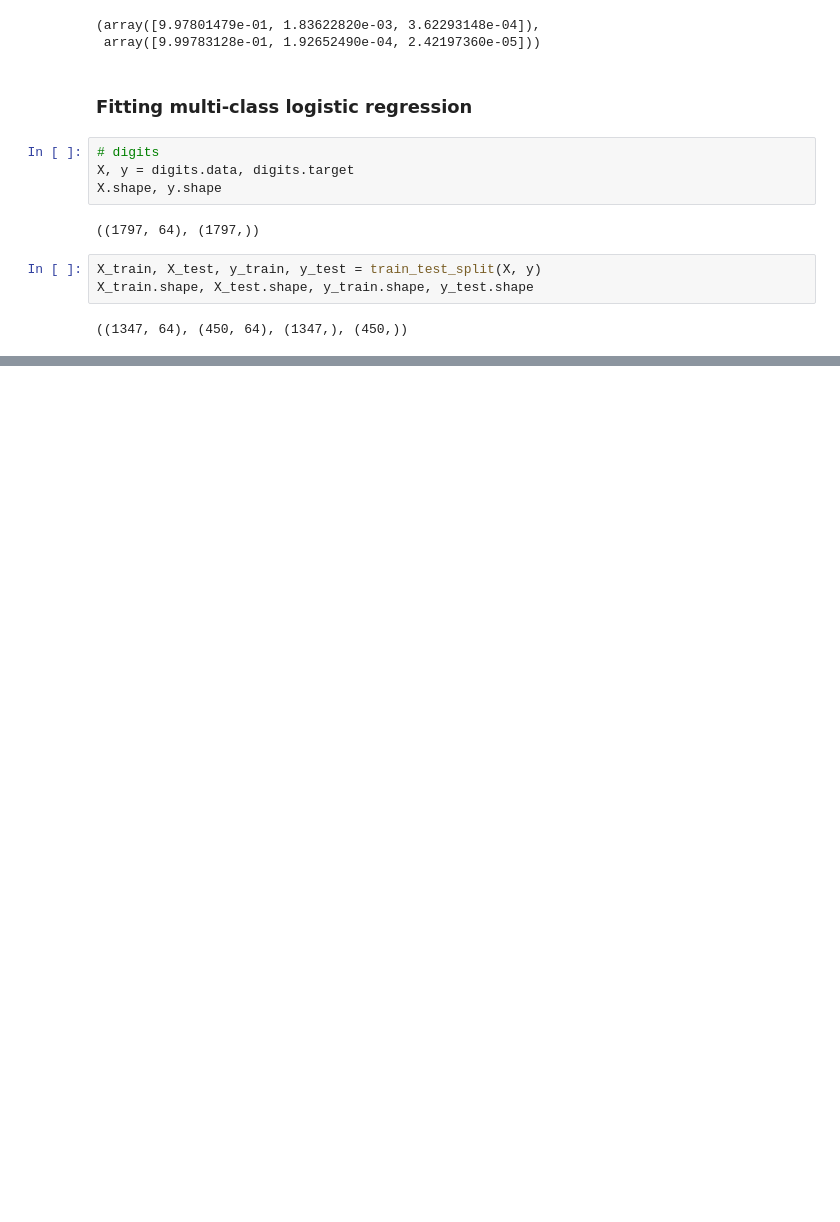
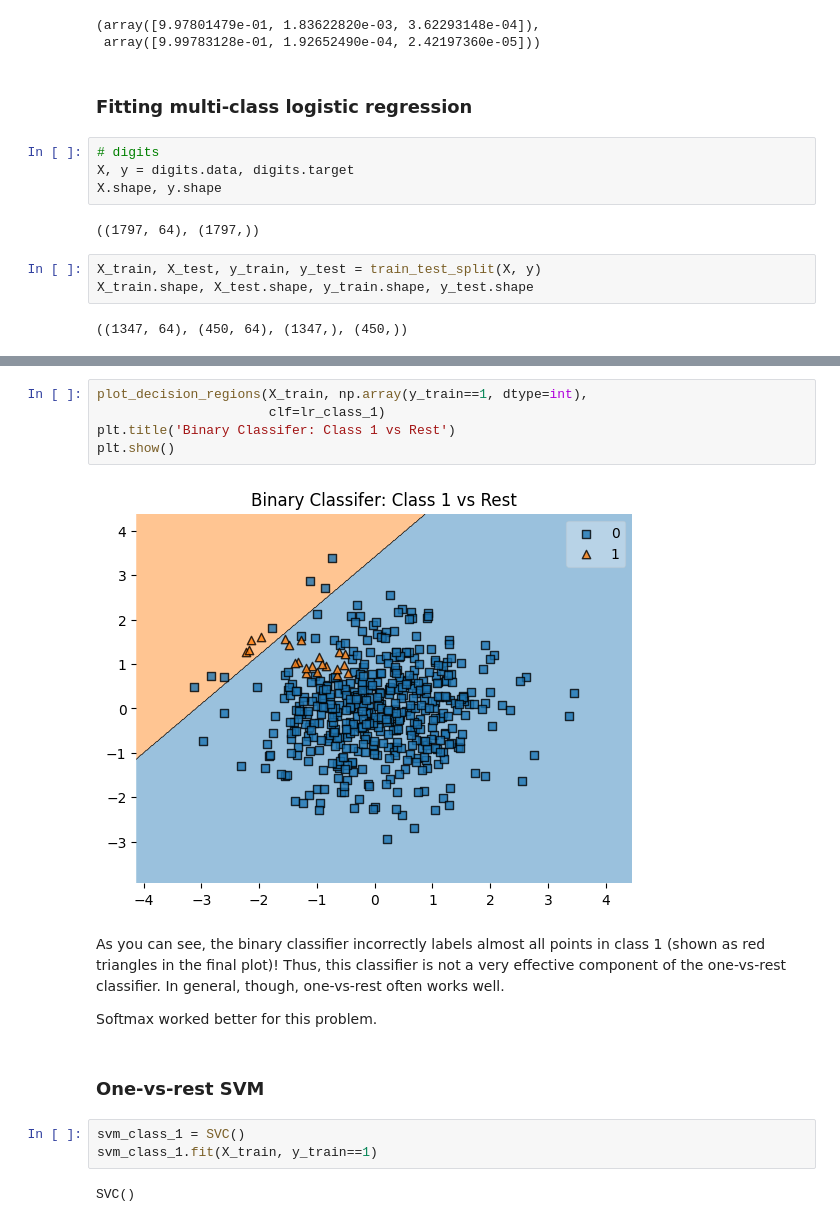
Before and after one commit to PaulToronto/DataCamp-Track---Machine-Learning-Scientist-in-Python, a Jupyter notebook: 5_3_Linear_Classifiers_in_Python_Logistic_Regression.ipynb, the cells around one changed output, grey strips where cells are left out. Drawn from its saved outputs; the diff is of its cells as text; blank space fills up the shorter version.

```diff
--- a/5_3_Linear_Classifiers_in_Python_Logistic_Regression.ipynb
+++ b/5_3_Linear_Classifiers_in_Python_Logistic_Regression.ipynb
@@ -571,0 +1172,18 @@ Please also refer to the documentation for alternative solver options:
+# %%
+plot_decision_regions(X_train, np.array(y_train==1, dtype=int),
+                      clf=lr_class_1)
+plt.title('Binary Classifer: Class 1 vs Rest')
+plt.show()
+# %% [output]
+[figure, added]
+# %% [markdown]
+As you can see, the binary classifier incorrectly labels almost all points in class 1 (shown as red triangles in the final plot)! Thus, this classifier is not a very effective component of the one-vs-rest classifier. In general, though, one-vs-rest often works well.
+
+Softmax worked better for this problem.
+# %% [markdown]
+### One-vs-rest SVM
+# %%
+svm_class_1 = SVC()
+svm_class_1.fit(X_train, y_train==1)
+# %% [output]
+SVC()
```
Also changed, not shown: parts of 21 cells of this notebook.
